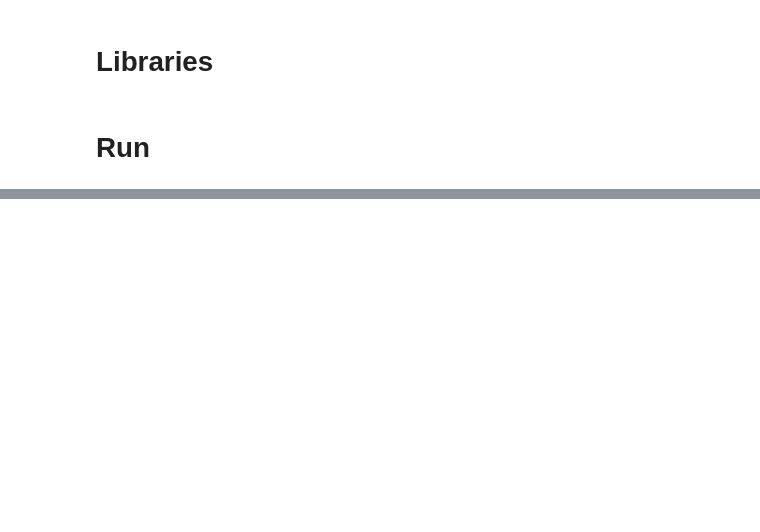
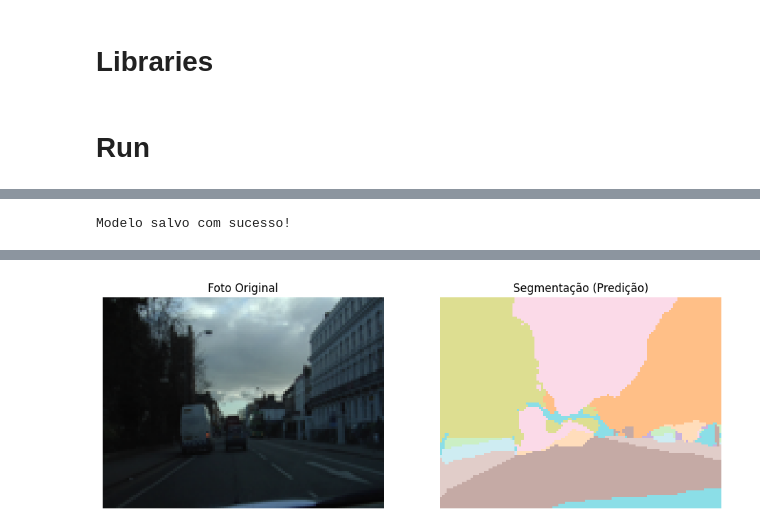
Before and after one commit to wmpjrufg/geoeyeai, a Jupyter notebook: test.ipynb, the cells around one changed output, grey strips where cells are left out. Drawn from its saved outputs; the diff is of its cells as text; code cells hidden in the pictures; blank space fills up the shorter version.

```diff
--- a/test.ipynb
+++ b/test.ipynb
@@ -35,0 +96,45 @@ learn.show_results(max_n=4, figsize=(7,8))
+# %%
+# 1. Avisa pro learner que o "caminho de casa" é AQUI (pasta atual)
+learn.path = Path('.')
+
+# Salva tudo no arquivo 'meu_modelo.pkl'
+learn.export('meu_modelo.pkl')
+
+print("Modelo salvo com sucesso!")
+# %% [output]
+Modelo salvo com sucesso!
+# %%
+from fastai.vision.all import *
+import matplotlib.pyplot as plt
+
+# --- A. Carregar o Modelo (Se você tiver fechado o notebook) ---
+# Se você ainda está com o 'learn' na memória, pule essa linha.
+# Se abriu um notebook novo, use isso:
+learn_inf = load_learner('meu_modelo.pkl')
+
+# --- B. Escolher uma imagem para testar ---
+# Vamos pegar uma aleatória do dataset de validação para garantir que funciona
+img_path = get_image_files(path/'images')[2]
+# OU use uma imagem sua:
+# img_path = 'minha_foto_da_rua.jpg'
+
+# --- C. O comando Mágico: Predict ---
+# Ele retorna 3 coisas:
+# 1. pred_mask: A imagem da máscara já pronta (bonitinha)
+# 2. pred_idx: A máscara em números (tensor com 0, 1, 2...)
+# 3. probs: As probabilidades de certeza para cada pixel
+pred_mask, pred_idx, probs = learn_inf.predict(img_path)
+
+# --- D. Ver o Resultado ---
+# Vamos plotar lado a lado: Imagem Original vs O que a IA viu
+fig, ax = plt.subplots(1, 2, figsize=(12, 6))
+
+# Lado Esquerdo: Foto Original
+img = PILImage.create(img_path)
+img.show(ctx=ax[0], title='Foto Original')
+
+# Lado Direito: O que o modelo pintou
+pred_mask.show(ctx=ax[1], title='Segmentação (Predição)')
+
+plt.show()
+# %% [output]
@@ -35,0 +142 @@ learn.show_results(max_n=4, figsize=(7,8))
+[figure, added]
```
Also changed, not shown: parts of 4 cells of this notebook, 4 other files.
